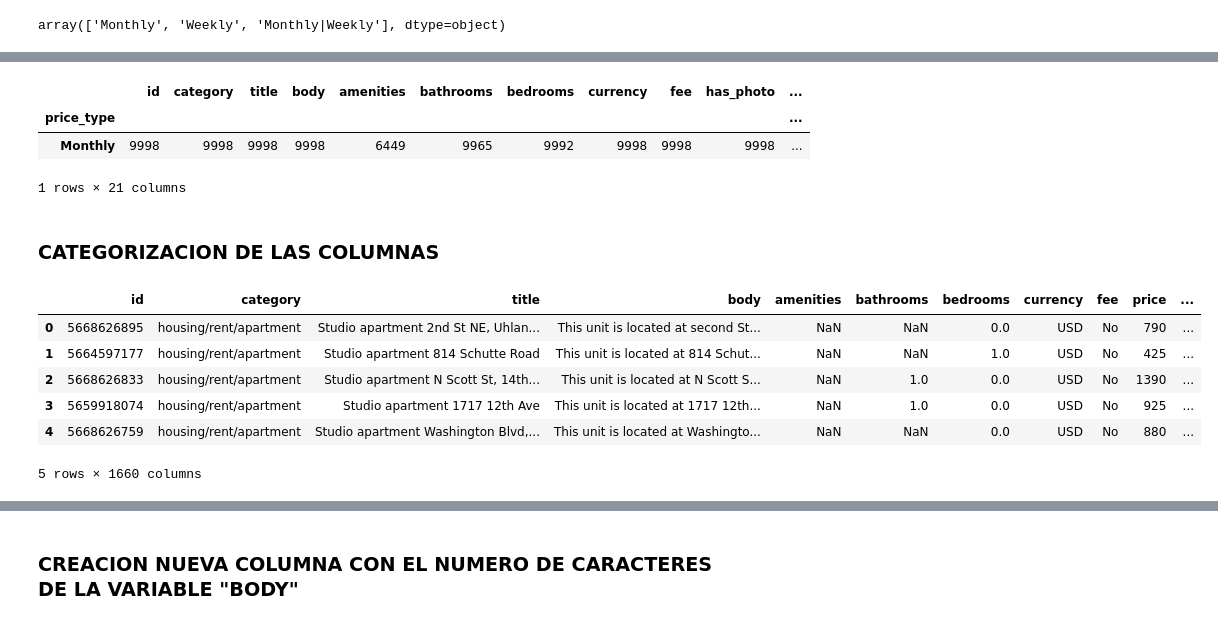
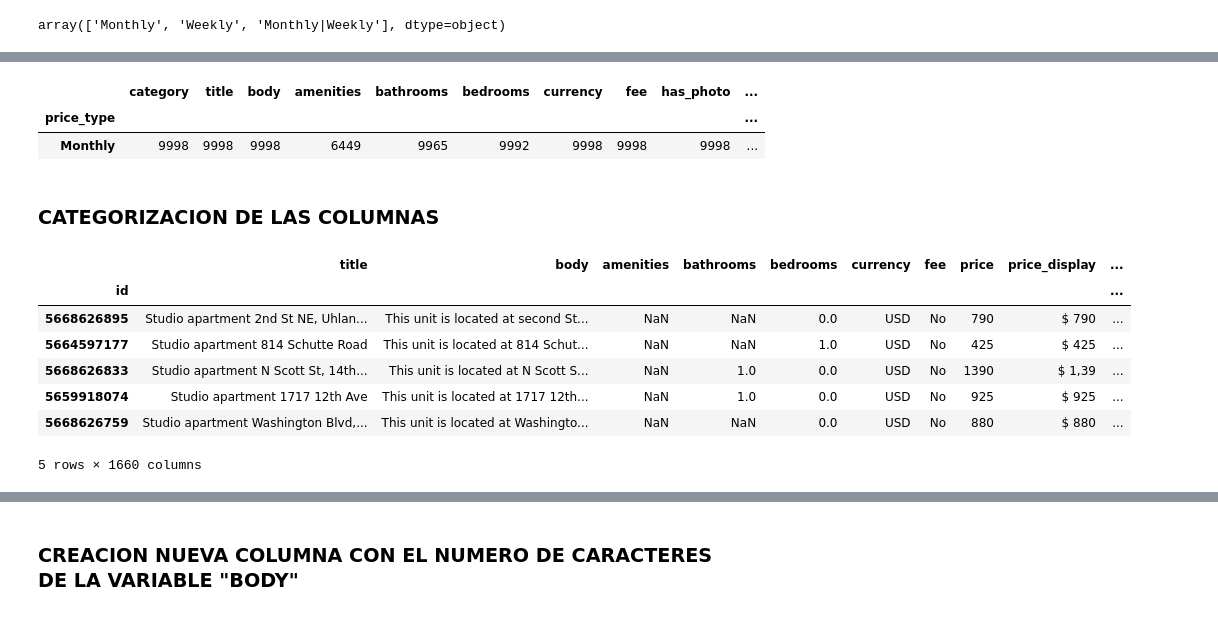
Before and after one commit to andresjulianbolivar/Proyecto1, a Jupyter notebook: Tarea 3/Preparacion_Datos.ipynb, the cells around one changed output, grey strips where cells are left out. Saved outputs shown, nothing was run; the diff lists cells and outputs as text; code cells hidden in the pictures.

```diff
--- a/Tarea 3/Preparacion_Datos.ipynb
+++ b/Tarea 3/Preparacion_Datos.ipynb
@@ -5,6 +5,6 @@
 import pandas as pd
 # %%
 #Importar datos
-df = pd.read_excel('datos.xlsx')
+df = pd.read_csv("datos_apartamentos_rent.csv",index_col=0,encoding="Windows-1252",sep=";")
 df
 # %% [output]
@@ -73,29 +75,30 @@ df
 #Se revisa que se hayan eliminado correctamente esas dos filas
 df.groupby(["price_type"]).count()
 # %% [output]
-|  | id | category | title | body | amenities | bathrooms | bedrooms | currency | fee | has_photo | ... |
-| price_type |  |  |  |  |  |  |  |  |  |  | ... |
-| Monthly | 9998 | 9998 | 9998 | 9998 | 6449 | 9965 | 9992 | 9998 | 9998 | 9998 | ... |
+|  | category | title | body | amenities | bathrooms | bedrooms | currency | fee | has_photo | ... |
+| price_type |  |  |  |  |  |  |  |  |  | ... |
+| Monthly | 9998 | 9998 | 9998 | 6449 | 9965 | 9992 | 9998 | 9998 | 9998 | ... |
-1 rows × 21 columns
 # %% [markdown]
 ### CATEGORIZACION DE LAS COLUMNAS
 # %%
 # Categorizar las columnas necesarias
+df = pd.get_dummies(df, columns = ['category'])
 df = pd.get_dummies(df, columns = ['pets_allowed'])
 df = pd.get_dummies(df, columns = ['has_photo'])
 df = pd.get_dummies(df, columns = ['cityname'])
 df = pd.get_dummies(df, columns = ['state'])
 df = pd.get_dummies(df, columns = ['source'])
 df = pd.get_dummies(df, columns = ['price_type'])
 
 df.head()
 # %% [output]
-|  | id | category | title | body | amenities | bathrooms | bedrooms | currency | fee | price | ... |
-| 0 | 5668626895 | housing/rent/apartment | Studio apartment 2nd St NE, Uhlan... | This unit is located at second St... | NaN | NaN | 0.0 | USD | No | 790 | ... |
-| 1 | 5664597177 | housing/rent/apartment | Studio apartment 814 Schutte Road | This unit is located at 814 Schut... | NaN | NaN | 1.0 | USD | No | 425 | ... |
-| 2 | 5668626833 | housing/rent/apartment | Studio apartment N Scott St, 14th... | This unit is located at N Scott S... | NaN | 1.0 | 0.0 | USD | No | 1390 | ... |
-| 3 | 5659918074 | housing/rent/apartment | Studio apartment 1717 12th Ave | This unit is located at 1717 12th... | NaN | 1.0 | 0.0 | USD | No | 925 | ... |
-| 4 | 5668626759 | housing/rent/apartment | Studio apartment Washington Blvd,... | This unit is located at Washingto... | NaN | NaN | 0.0 | USD | No | 880 | ... |
+|  | title | body | amenities | bathrooms | bedrooms | currency | fee | price | price_display | ... |
+| id |  |  |  |  |  |  |  |  |  | ... |
+| 5668626895 | Studio apartment 2nd St NE, Uhlan... | This unit is located at second St... | NaN | NaN | 0.0 | USD | No | 790 | $ 790 | ... |
+| 5664597177 | Studio apartment 814 Schutte Road | This unit is located at 814 Schut... | NaN | NaN | 1.0 | USD | No | 425 | $ 425 | ... |
+| 5668626833 | Studio apartment N Scott St, 14th... | This unit is located at N Scott S... | NaN | 1.0 | 0.0 | USD | No | 1390 | $ 1,39 | ... |
+| 5659918074 | Studio apartment 1717 12th Ave | This unit is located at 1717 12th... | NaN | 1.0 | 0.0 | USD | No | 925 | $ 925 | ... |
+| 5668626759 | Studio apartment Washington Blvd,... | This unit is located at Washingto... | NaN | NaN | 0.0 | USD | No | 880 | $ 880 | ... |
 5 rows × 1660 columns
 # %%
 #Categorizar la columna de amenities
```
Also changed, not shown: parts of 7 cells of this notebook, 4 other files.
